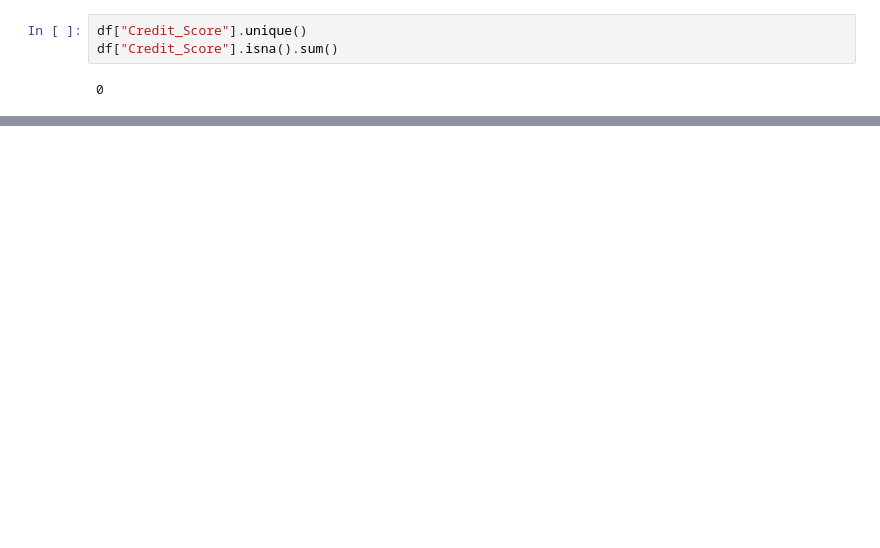
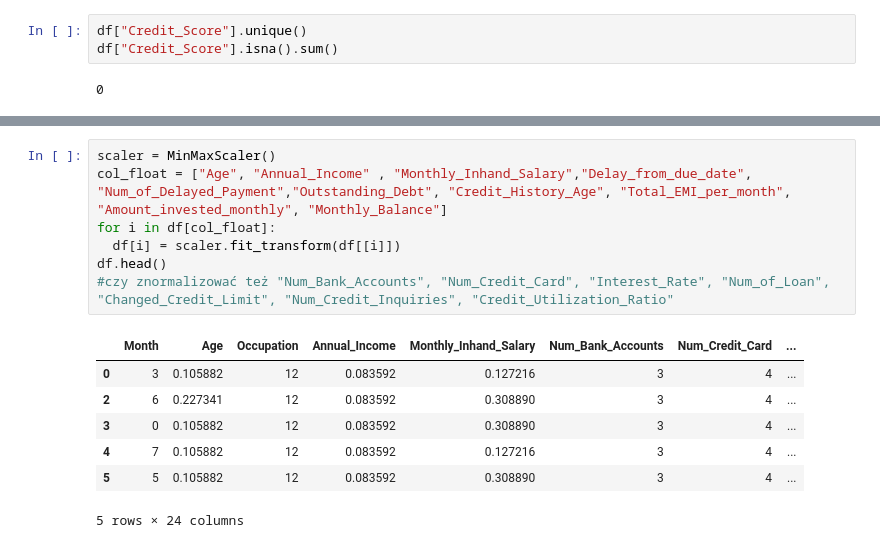
Before and after one commit to UEPP40/PUM, a Jupyter notebook: PUM_Czyszczenie_danych.ipynb, the cells around one changed output, grey strips where cells are left out. Drawn from its saved outputs; the diff is of its cells as text; blank space fills up the shorter version.

```diff
--- a/PUM_Czyszczenie_danych.ipynb
+++ b/PUM_Czyszczenie_danych.ipynb
@@ -282,0 +293,15 @@ AttributeError: 'DataFrame' object has no attribute 'split'
+# %%
+scaler = MinMaxScaler()
+col_float = ["Age", "Annual_Income" , "Monthly_Inhand_Salary","Delay_from_due_date", "Num_of_Delayed_Payment","Outstanding_Debt", "Credit_History_Age", "Total_EMI_per_month", "Amount_invested_monthly", "Monthly_Balance"]
+for i in df[col_float]:
+  df[i] = scaler.fit_transform(df[[i]])
+df.head()
+#czy znormalizować też "Num_Bank_Accounts", "Num_Credit_Card", "Interest_Rate", "Num_of_Loan", "Changed_Credit_Limit", "Num_Credit_Inquiries", "Credit_Utilization_Ratio"
+# %% [output]
+|  | Month | Age | Occupation | Annual_Income | Monthly_Inhand_Salary | Num_Bank_Accounts | Num_Credit_Card | ... |
+| 0 | 3 | 0.105882 | 12 | 0.083592 | 0.127216 | 3 | 4 | ... |
+| 2 | 6 | 0.227341 | 12 | 0.083592 | 0.308890 | 3 | 4 | ... |
+| 3 | 0 | 0.105882 | 12 | 0.083592 | 0.308890 | 3 | 4 | ... |
+| 4 | 7 | 0.105882 | 12 | 0.083592 | 0.127216 | 3 | 4 | ... |
+| 5 | 5 | 0.105882 | 12 | 0.083592 | 0.308890 | 3 | 4 | ... |
+5 rows × 24 columns
```
Also changed, not shown: parts of 25 cells of this notebook.
